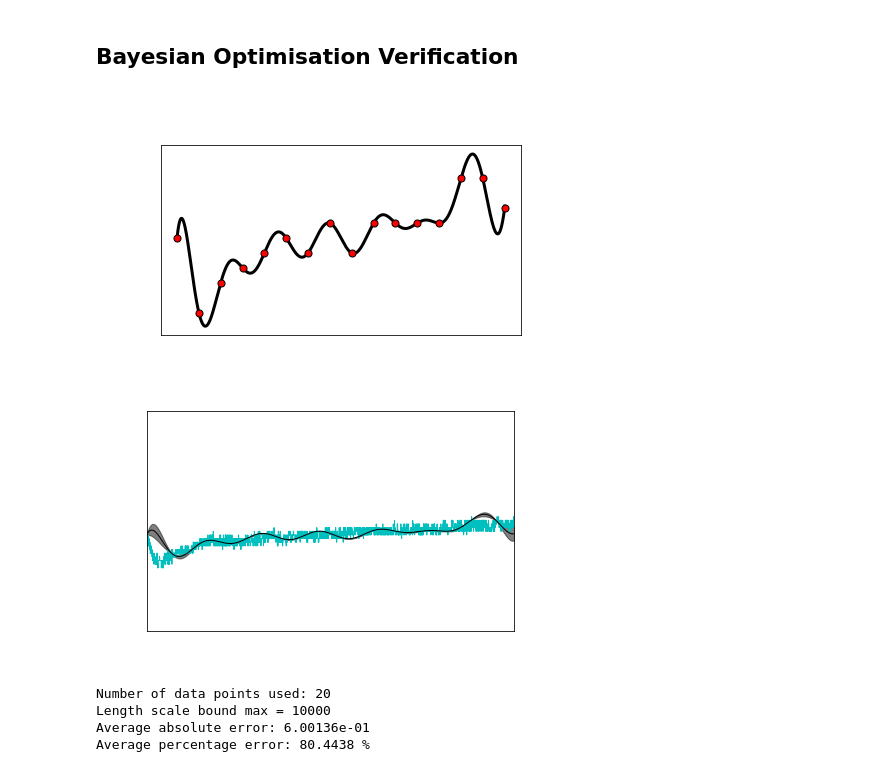
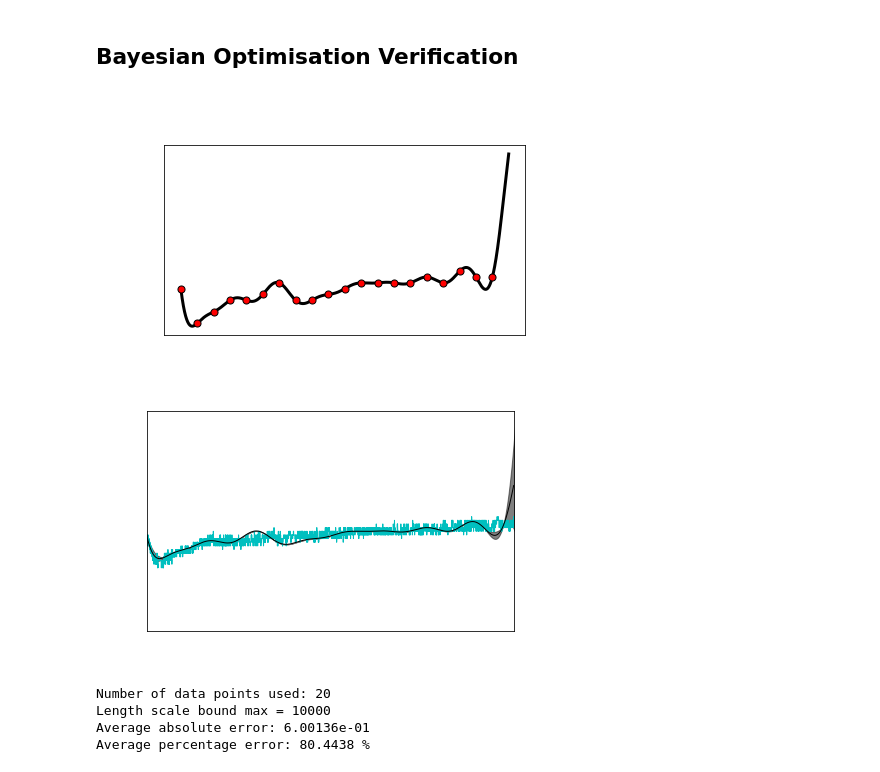
Before and after one commit to michelleliu1027/Bayesian_PV, a Jupyter notebook: BO_demo.ipynb, the cells around one changed output. Saved outputs shown, nothing was run; the diff lists cells and outputs as text; code cells hidden in the pictures.

```diff
--- a/BO_demo.ipynb
+++ b/BO_demo.ipynb
@@ -147,7 +147,7 @@ def find_lsb_max (x_normal ,y_normal,X,X_,Y):
     return int(length_scale_bounds_MAX)
 # %%
 # Find lsb max demo
-NUM_OF_DATA_POINTS = 15
+NUM_OF_DATA_POINTS = 20
 x_loop = np.arange(0,5000,int(5000/NUM_OF_DATA_POINTS))
 X = x_normal[x_loop].reshape(x_loop.size)
 Y = y_normal[x_loop]
@@ -159,35 +159,35 @@ length_scale_bounds_MAX = 10000000
 length_scale_bounds_MIN = 10e-10
 kernel = 1.0 * RBF(length_scale=300,length_scale_bounds=(length_scale_bounds_MIN, length_scale_bounds_MAX)) \
     + WhiteKernel(noise_level=1e-16, noise_level_bounds=(1e-16, 1e+1))
 gp = GaussianProcessRegressor(kernel=kernel,alpha=0.0).fit(X, Y)
 
 # Find the prediction by gp
 y_mean, y_cov = gp.predict(X_[:, np.newaxis], return_cov=True)
 #ucb_y_min = ucb(X_, gp, 0.1, 5)
 #ucb_nb_y = ucb_no_beta(X_, gp, 0.1, 5)
 #ucb_y_min = ucb_y_min[-1]
 #ucb_nb_y = ucb_nb_y[-1]
 plt.figure()
 plt.plot(X_, y_mean, 'k', lw=3, zorder=8)
 #plt.fill_between(X_, y_mean, ucb_y_min,alpha=0.5, color='k')
 #plt.plot(X_, ucb_nb_y, 'pink', lw=3, zorder=9)
 
 plt.scatter(X[:, 0], Y, c='r', s=50, zorder=10, edgecolors=(0, 0, 0))
 #plt.scatter(np.argmin(ucb_y_min),min(ucb_y_min),c='g', s=50)
 plt.tick_params(axis='y', colors = 'white')
 plt.tick_params(axis='x', colors = 'white')
 plt.ylabel('Lifetime',color = 'white')
 plt.xlabel('Time',color = 'white')
 plt.title("Initial: %s\nOptimum: %s\nLog-Marginal-Likelihood: %s"
           % (kernel, gp.kernel_,
              gp.log_marginal_likelihood(gp.kernel_.theta)), color ='white')
 plt.tight_layout()
 plt.show()
 
 plot(x_normal ,y_normal, X,X_,y_mean,Y,y_cov)
 # %% [output]
-[figure, old version]
+[figure, new version]
-[figure, old version]
+[figure, new version]
 # %%
 # Ploting ucb value from ei aquisition equation
 # with different amount of data with lsb max
```
